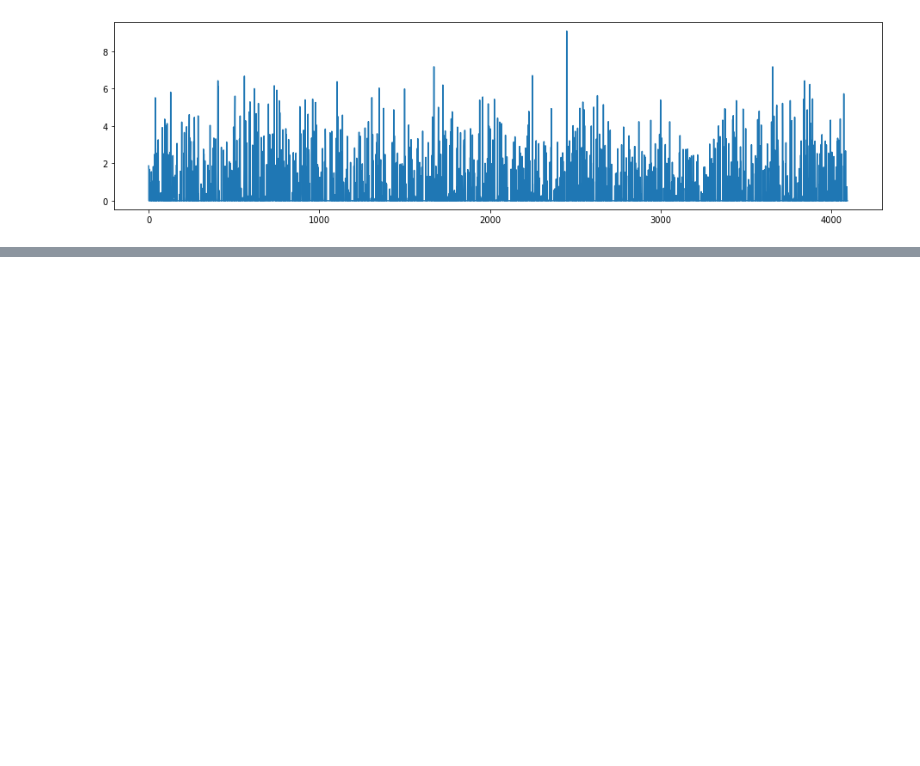
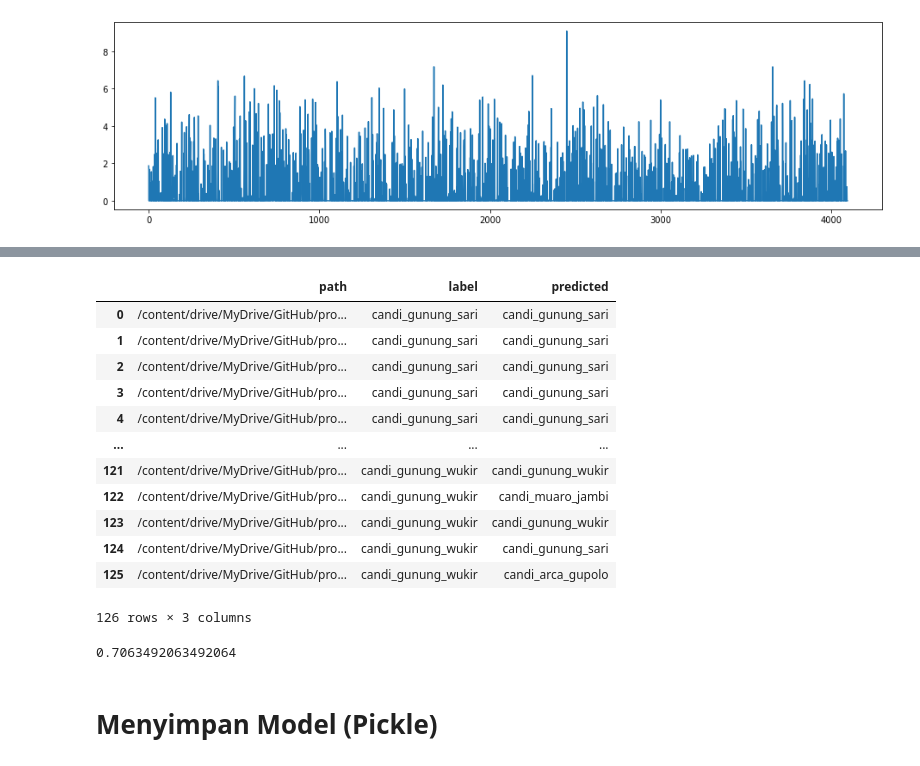
Before and after one commit to isdebesl/projek-kelompok-5-orbit, a Jupyter notebook: Ngorbit.ipynb, the cells around one changed output, grey strips where cells are left out. Saved outputs shown, nothing was run; the diff lists cells and outputs as text; code cells hidden in the pictures; blank space fills up the shorter version.

```diff
--- a/Ngorbit.ipynb
+++ b/Ngorbit.ipynb
@@ -215,0 +309,14 @@ Text(0.5, 1.0, 'result images')
+# %%
+import pandas as pd
+column_names = ["path", "label","predicted"]
+df_eval = pd.DataFrame(columns = column_names)
+# %%
+for gambar in images_train:
+  df_eval = df_eval.append({'path': gambar, 'label': pathlib.PurePath(gambar).parent.name}, ignore_index=True)
+# %%
+count = 0
+for index, col in df_eval.iterrows():
+    label = predict(col['path'])
+    df_eval.at[index,'predicted'] = label
+    print(count)
+    count+=1
@@ -215,0 +341,26 @@ Text(0.5, 1.0, 'result images')
+# %%
+df_eval
+# %% [output]
+|  | path | label | predicted |
+| 0 | /content/drive/MyDrive/GitHub/pro... | candi_gunung_sari | candi_gunung_sari |
+| 1 | /content/drive/MyDrive/GitHub/pro... | candi_gunung_sari | candi_gunung_sari |
+| 2 | /content/drive/MyDrive/GitHub/pro... | candi_gunung_sari | candi_gunung_sari |
+| 3 | /content/drive/MyDrive/GitHub/pro... | candi_gunung_sari | candi_gunung_sari |
+| 4 | /content/drive/MyDrive/GitHub/pro... | candi_gunung_sari | candi_gunung_sari |
+| ... | ... | ... | ... |
+| 121 | /content/drive/MyDrive/GitHub/pro... | candi_gunung_wukir | candi_gunung_wukir |
+| 122 | /content/drive/MyDrive/GitHub/pro... | candi_gunung_wukir | candi_muaro_jambi |
+| 123 | /content/drive/MyDrive/GitHub/pro... | candi_gunung_wukir | candi_gunung_wukir |
+| 124 | /content/drive/MyDrive/GitHub/pro... | candi_gunung_wukir | candi_gunung_sari |
+| 125 | /content/drive/MyDrive/GitHub/pro... | candi_gunung_wukir | candi_arca_gupolo |
+126 rows × 3 columns
+# %%
+y_true = df_eval["label"].values
+y_pred = df_eval["predicted"].values
+
+accuracy = accuracy_score(y_true, y_pred)
+print(accuracy)
+# %% [output]
+0.7063492063492064
+# %% [markdown]
+# Menyimpan Model (Pickle)
```
Also changed, not shown: parts of 28 cells of this notebook.
